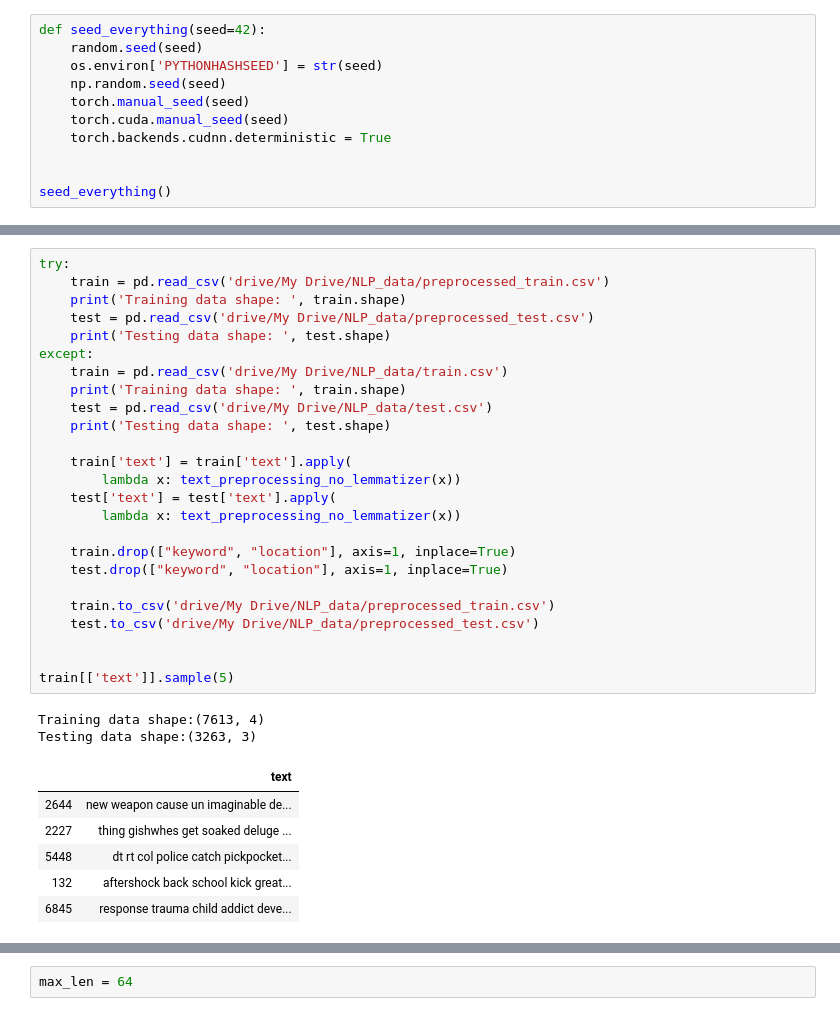
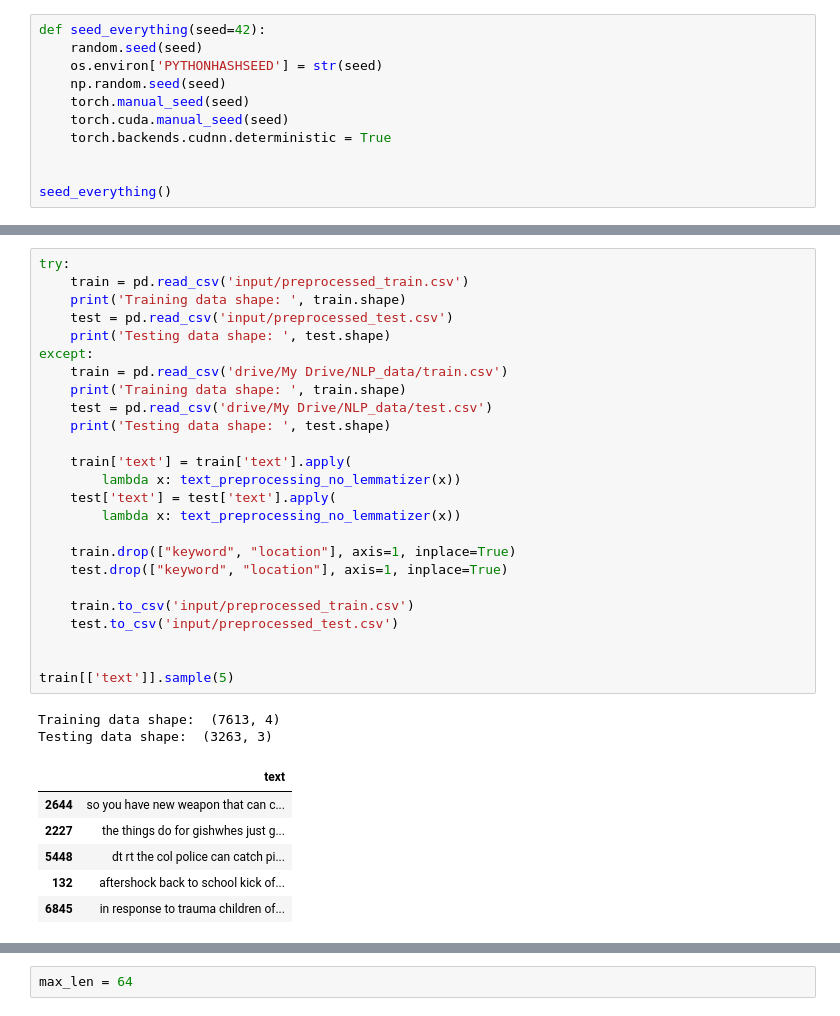
Before and after one commit to matusekma/nlp_disaster_tweets, a Jupyter notebook: notebook/BERT_fine_tuning.ipynb, the cells around one changed output, grey strips where cells are left out. Cells and saved outputs as stored; diff of their text form.

```diff
--- a/notebook/BERT_fine_tuning.ipynb
+++ b/notebook/BERT_fine_tuning.ipynb
@@ -139,36 +127,36 @@ def text_preprocessing_no_lemmatizer(text):
 [nltk_data]       date!
 # %%
 try:
-    train = pd.read_csv('drive/My Drive/NLP_data/preprocessed_train.csv')
+    train = pd.read_csv('input/preprocessed_train.csv')
     print('Training data shape: ', train.shape)
-    test = pd.read_csv('drive/My Drive/NLP_data/preprocessed_test.csv')
+    test = pd.read_csv('input/preprocessed_test.csv')
     print('Testing data shape: ', test.shape)
 except:
     train = pd.read_csv('drive/My Drive/NLP_data/train.csv')
     print('Training data shape: ', train.shape)
     test = pd.read_csv('drive/My Drive/NLP_data/test.csv')
     print('Testing data shape: ', test.shape)
 
     train['text'] = train['text'].apply(
         lambda x: text_preprocessing_no_lemmatizer(x))
     test['text'] = test['text'].apply(
         lambda x: text_preprocessing_no_lemmatizer(x))
 
     train.drop(["keyword", "location"], axis=1, inplace=True)
     test.drop(["keyword", "location"], axis=1, inplace=True)
 
-    train.to_csv('drive/My Drive/NLP_data/preprocessed_train.csv')
-    test.to_csv('drive/My Drive/NLP_data/preprocessed_test.csv')
+    train.to_csv('input/preprocessed_train.csv')
+    test.to_csv('input/preprocessed_test.csv')
 
 
 train[['text']].sample(5)
 # %% [output]
-Training data shape:(7613, 4)
-Testing data shape:(3263, 3)
+Training data shape:  (7613, 4)
+Testing data shape:  (3263, 3)
 |  | text |
-| 2644 | new weapon cause un imaginable de... |
-| 2227 | thing gishwhes get soaked deluge ... |
-| 5448 | dt rt col police catch pickpocket... |
-| 132 | aftershock back school kick great... |
-| 6845 | response trauma child addict deve... |
+| 2644 | so you have new weapon that can c... |
+| 2227 | the things do for gishwhes just g... |
+| 5448 | dt rt the col police can catch pi... |
+| 132 | aftershock back to school kick of... |
+| 6845 | in response to trauma children of... |
 # %%
```
Also changed, not shown: parts of 12 cells of this notebook, 1 other file.
